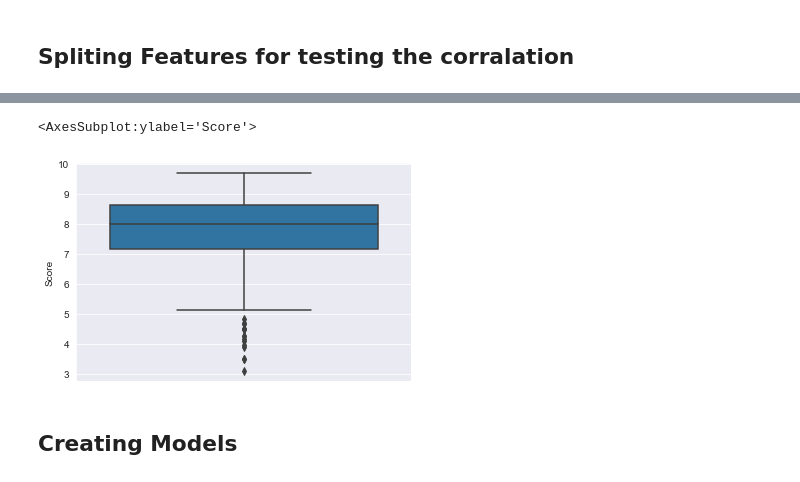
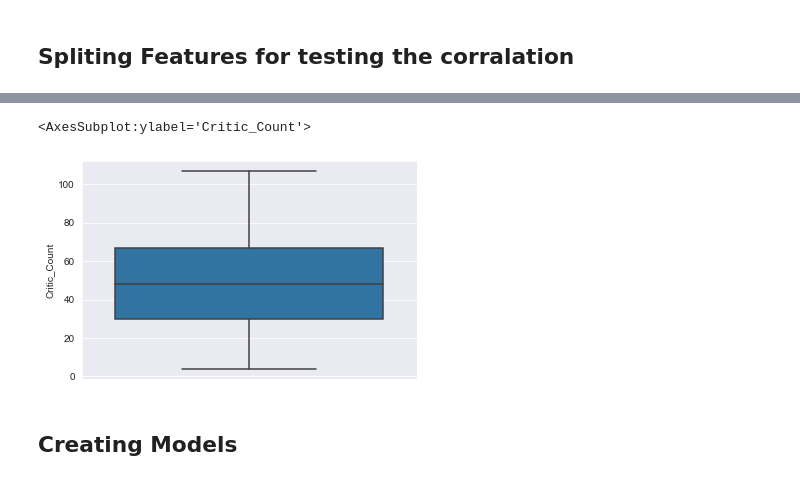
Before and after one commit to L9Sneaky/SDAIA_Regression, a Jupyter notebook: linear regression.ipynb, the cells around one changed output, grey strips where cells are left out. Saved outputs shown, nothing was run; the diff lists cells and outputs as text; code cells hidden in the pictures.

```diff
--- a/linear regression.ipynb
+++ b/linear regression.ipynb
@@ -79,6 +80,8 @@ new_df['Release Date'] = new_df['Release Date'] -new_df['Release Date'].min()
 new_df['Global_Sales'].min()
 # %% [output]
 20.0
+# %%
+new_df = new_df.loc[:, (new_df.columns != 'Unnamed: 0')]
 # %%
 new_df
 # %% [output]
@@ -145,2 +150,33 @@ new_df = new_df.loc[:, (new_df.columns != 'Name')]
 # %%
-big_new_df = pd.get_dummies(new_df, columns=['Genre','Console','Rating'])
+big_new_df = new_df.copy()
+
+big_new_df = big_new_df.loc[:, (big_new_df.columns != 'Genre')]
+big_new_df = big_new_df.loc[:, (big_new_df.columns != 'Console')]
+big_new_df = big_new_df.loc[:, (big_new_df.columns != 'Rating')]
+
+big_new_df_Genre1 = pd.get_dummies(new_df['Genre'], columns=['Genre'])
+big_new_df_Genre = pd.concat([big_new_df, big_new_df_Genre1], axis=1)
+
+big_new_df_Rating1 = pd.get_dummies(new_df['Rating'], columns=['Rating'])
+big_new_df_Rating = pd.concat([big_new_df, big_new_df_Rating1], axis=1)
+
+
+big_new_df_Console1 = pd.get_dummies(new_df['Console'], columns=['Console'])
+big_new_df_Console = pd.concat([big_new_df, big_new_df_Console1], axis=1)
+
+
+big_new_df_Genre_Console1 = pd.get_dummies(new_df[['Genre','Console']], columns=['Genre','Console'])
+big_new_df_Genre_Console = pd.concat([big_new_df, big_new_df_Genre_Console1], axis=1)
+
+
+big_new_df_Genre_Rating1 = pd.get_dummies(new_df[['Genre','Rating']], columns=['Genre','Rating'])
+big_new_df_Genre_Rating = pd.concat([big_new_df, big_new_df_Genre_Rating1], axis=1)
+
+
+big_new_df_Console_Rating1 = pd.get_dummies(new_df[['Console','Rating']], columns=['Console','Rating'])
+big_new_df_Console_Rating = pd.concat([big_new_df, big_new_df_Console_Rating1], axis=1)
+
+
+big_new_df_Genre_Console_Rating = pd.get_dummies(new_df, columns=['Genre','Console','Rating'])
+
+#big_new_df = new_df.copy()
@@ -164,8 +198,8 @@ df_scores_genre_console = pd.get_dummies(df_scores_genre_console[['Score','VGCha
 # %%
-sns.boxplot(y=df_scores['Score'])
+sns.boxplot(y=big_new_df['Critic_Count'])
 # %% [output]
-<AxesSubplot:ylabel='Score'>
+<AxesSubplot:ylabel='Critic_Count'>
-[figure, old version]
+[figure, new version]
 # %% [markdown]
 ## Creating Models
 # %%
```
Also changed, not shown: parts of 32 cells of this notebook, 2 other files.
